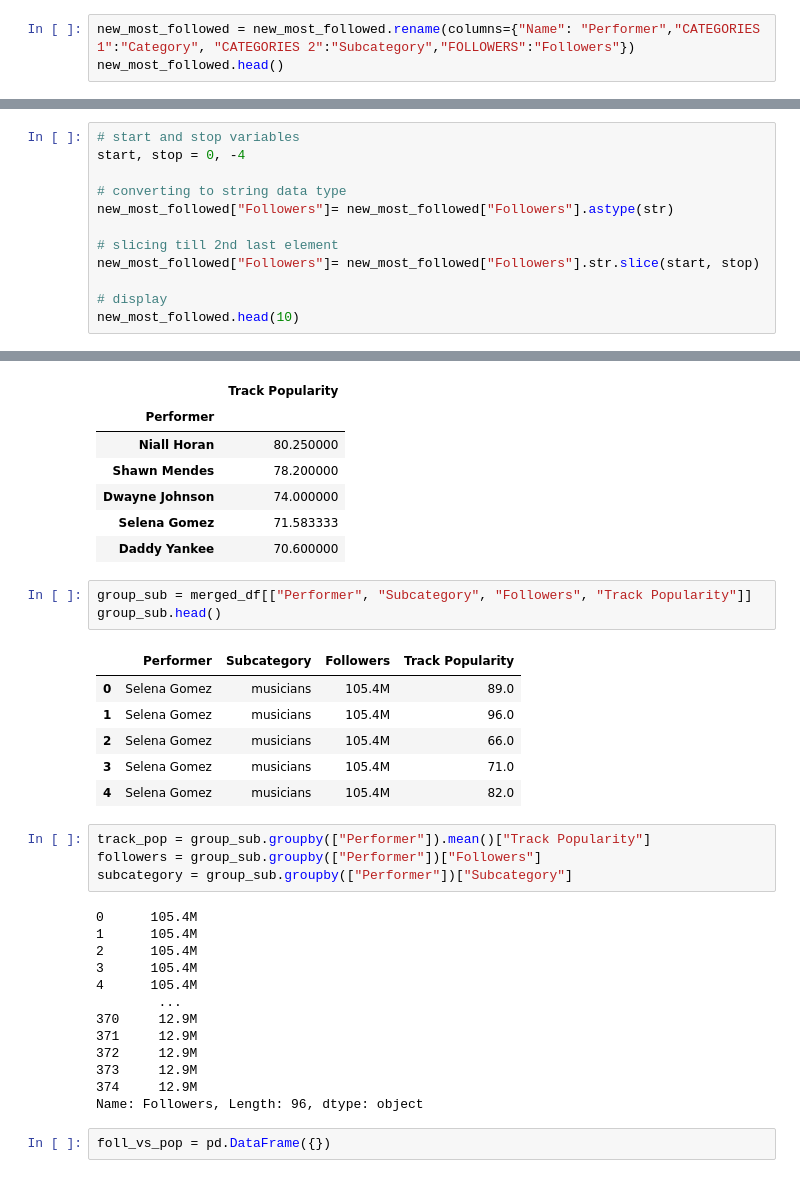
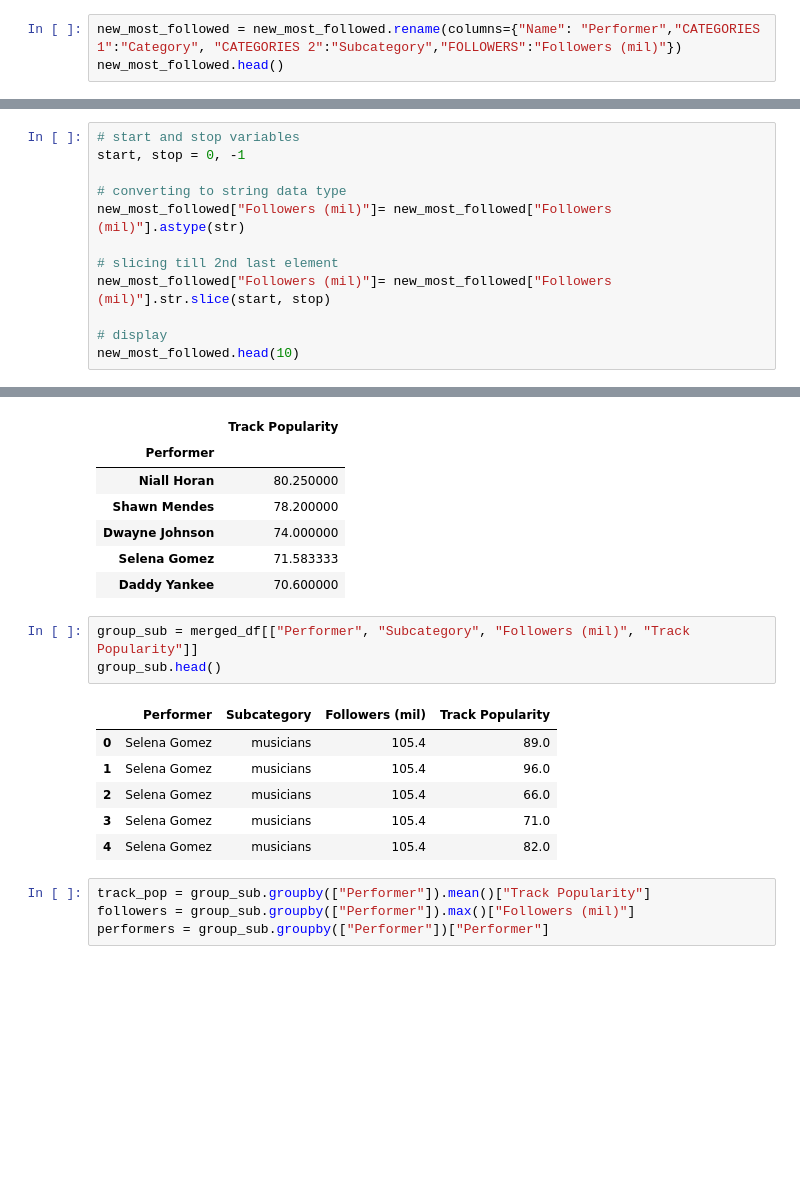
Before and after one commit to emilyshute/ETL-Project, a Jupyter notebook: working_file.ipynb, the cells around one changed output, grey strips where cells are left out. Drawn from its saved outputs; the diff is of its cells as text; blank space fills up the shorter version.

```diff
--- a/working_file.ipynb
+++ b/working_file.ipynb
@@ -26,6 +26,6 @@ new_most_followed.head()
 | 3 | Beyonce | celebrities | musicians | 90.6Mæ(=) |
 | 4 | Kim Kardashian West | celebrities | tv | 89.3Mæ(=) |
 # %%
-new_most_followed = new_most_followed.rename(columns={"Name": "Performer","CATEGORIES 1":"Category", "CATEGORIES 2":"Subcategory","FOLLOWERS":"Followers"})
+new_most_followed = new_most_followed.rename(columns={"Name": "Performer","CATEGORIES 1":"Category", "CATEGORIES 2":"Subcategory","FOLLOWERS":"Followers (mil)"})
 new_most_followed.head()
 # %% [output]
@@ -37,13 +37,13 @@ new_most_followed.head()
 | 4 | Kim Kardashian West | celebrities | tv | 89.3Mæ(=) |
 # %%
 # start and stop variables
-start, stop = 0, -4
+start, stop = 0, -1
 
 # converting to string data type
-new_most_followed["Followers"]= new_most_followed["Followers"].astype(str)
+new_most_followed["Followers (mil)"]= new_most_followed["Followers (mil)"].astype(str)
 
 # slicing till 2nd last element
-new_most_followed["Followers"]= new_most_followed["Followers"].str.slice(start, stop)
+new_most_followed["Followers (mil)"]= new_most_followed["Followers (mil)"].str.slice(start, stop)
 
 # display
 new_most_followed.head(10)
@@ -149,31 +149,16 @@ music_inf.head()
 | Selena Gomez | 71.583333 |
 | Daddy Yankee | 70.600000 |
 # %%
-group_sub = merged_df[["Performer", "Subcategory", "Followers", "Track Popularity"]]
+group_sub = merged_df[["Performer", "Subcategory", "Followers (mil)", "Track Popularity"]]
 group_sub.head()
 # %% [output]
-|  | Performer | Subcategory | Followers | Track Popularity |
-| 0 | Selena Gomez | musicians | 105.4M | 89.0 |
-| 1 | Selena Gomez | musicians | 105.4M | 96.0 |
-| 2 | Selena Gomez | musicians | 105.4M | 66.0 |
-| 3 | Selena Gomez | musicians | 105.4M | 71.0 |
-| 4 | Selena Gomez | musicians | 105.4M | 82.0 |
+|  | Performer | Subcategory | Followers (mil) | Track Popularity |
+| 0 | Selena Gomez | musicians | 105.4 | 89.0 |
+| 1 | Selena Gomez | musicians | 105.4 | 96.0 |
+| 2 | Selena Gomez | musicians | 105.4 | 66.0 |
+| 3 | Selena Gomez | musicians | 105.4 | 71.0 |
+| 4 | Selena Gomez | musicians | 105.4 | 82.0 |
 # %%
 track_pop = group_sub.groupby(["Performer"]).mean()["Track Popularity"]
-followers = group_sub.groupby(["Performer"])["Followers"]
-subcategory = group_sub.groupby(["Performer"])["Subcategory"]
+followers = group_sub.groupby(["Performer"]).max()["Followers (mil)"]
+performers = group_sub.groupby(["Performer"])["Performer"]
-# %% [output]
-0      105.4M
-1      105.4M
-2      105.4M
-3      105.4M
-4      105.4M
-        ...
-370     12.9M
-371     12.9M
-372     12.9M
-373     12.9M
-374     12.9M
-Name: Followers, Length: 96, dtype: object
-# %%
-foll_vs_pop = pd.DataFrame({})
```
Also changed, not shown: parts of 5 cells of this notebook.
